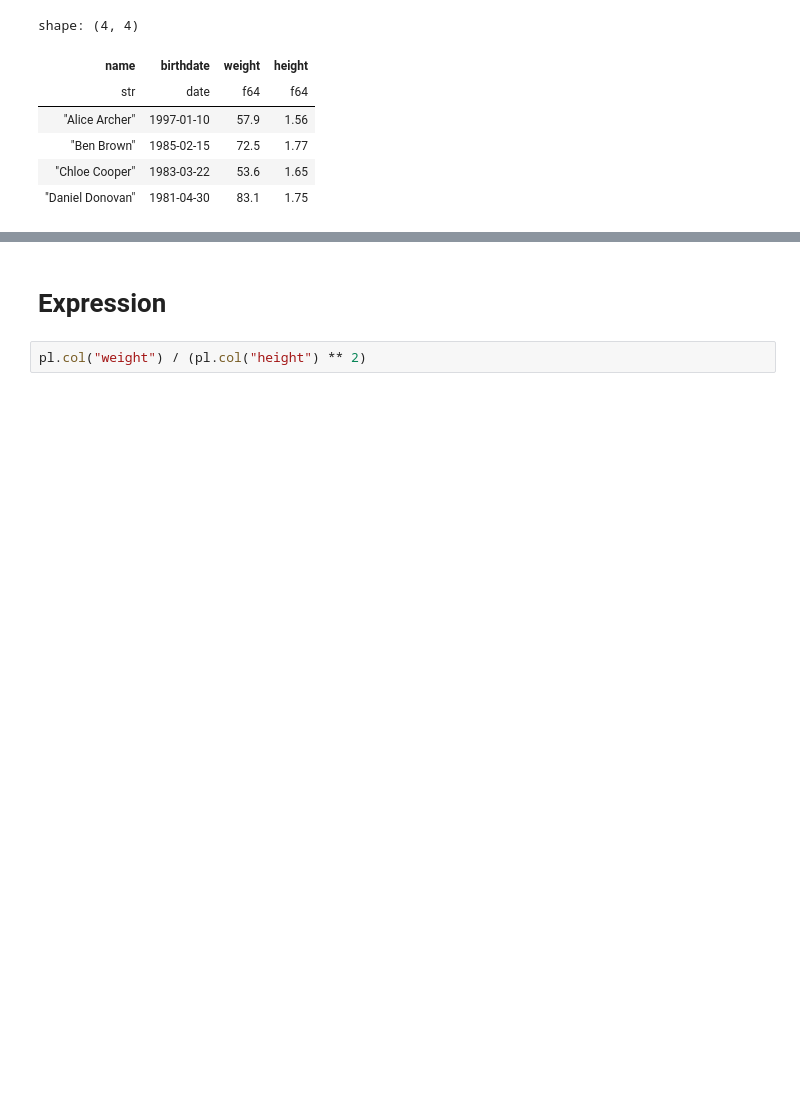
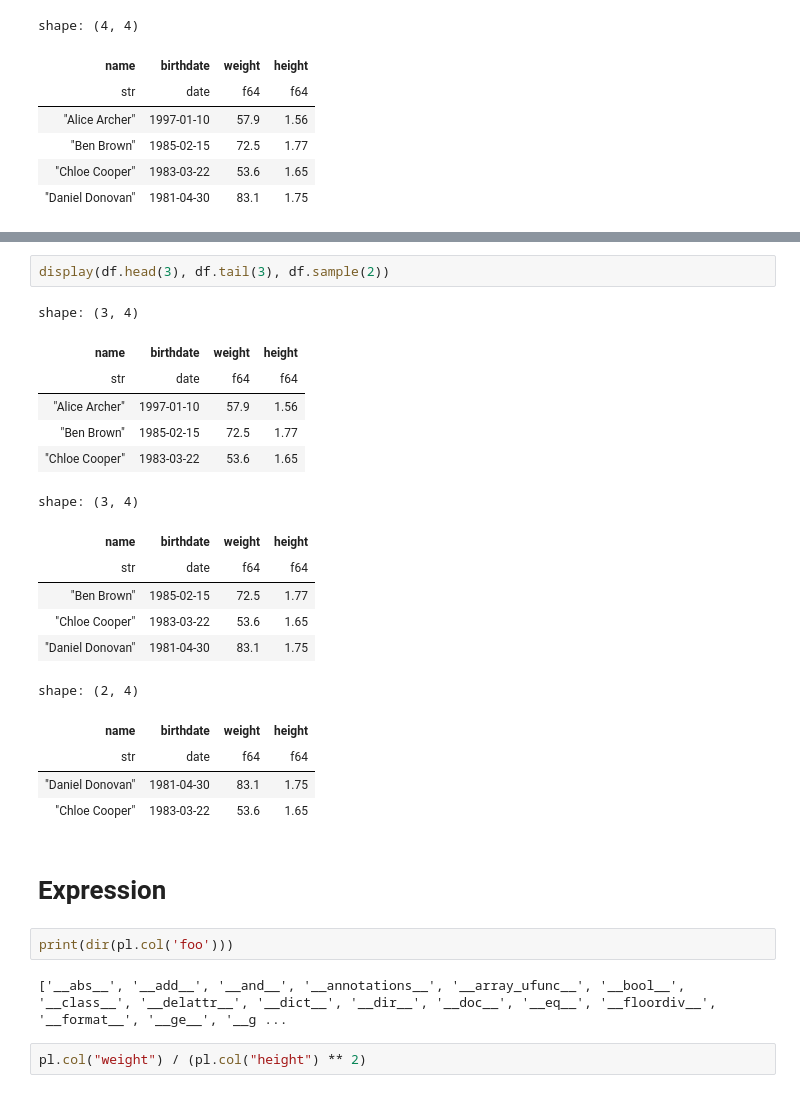
Before and after one commit to alexisgourdol/polars-playground, a Jupyter notebook: polars.ipynb, the cells around one changed output, grey strips where cells are left out. Cells and saved outputs as stored; diff of their text form; blank space fills up the shorter version.

```diff
--- a/polars.ipynb
+++ b/polars.ipynb
@@ -33,5 +95,29 @@ shape: (4, 4)
+# %%
+display(df.head(3), df.tail(3), df.sample(2))
+# %% [output]
+shape: (3, 4)
+| name | birthdate | weight | height |
+| str | date | f64 | f64 |
+| "Alice Archer" | 1997-01-10 | 57.9 | 1.56 |
+| "Ben Brown" | 1985-02-15 | 72.5 | 1.77 |
+| "Chloe Cooper" | 1983-03-22 | 53.6 | 1.65 |
+shape: (3, 4)
+| name | birthdate | weight | height |
+| str | date | f64 | f64 |
+| "Ben Brown" | 1985-02-15 | 72.5 | 1.77 |
+| "Chloe Cooper" | 1983-03-22 | 53.6 | 1.65 |
+| "Daniel Donovan" | 1981-04-30 | 83.1 | 1.75 |
+shape: (2, 4)
+| name | birthdate | weight | height |
+| str | date | f64 | f64 |
+| "Daniel Donovan" | 1981-04-30 | 83.1 | 1.75 |
+| "Chloe Cooper" | 1983-03-22 | 53.6 | 1.65 |
 # %% [markdown]
 # Expression
+# %%
+print(dir(pl.col('foo')))
+# %% [output]
+['__abs__', '__add__', '__and__', '__annotations__', '__array_ufunc__', '__bool__', '__class__', '__delattr__', '__dict__', '__dir__', '__doc__', '__eq__', '__floordiv__', '__format__', '__ge__', '__g ...
 # %%
 pl.col("weight") / (pl.col("height") ** 2)
 # %% [output]
```
Also changed, not shown: parts of 15 cells of this notebook, 4 other files.
